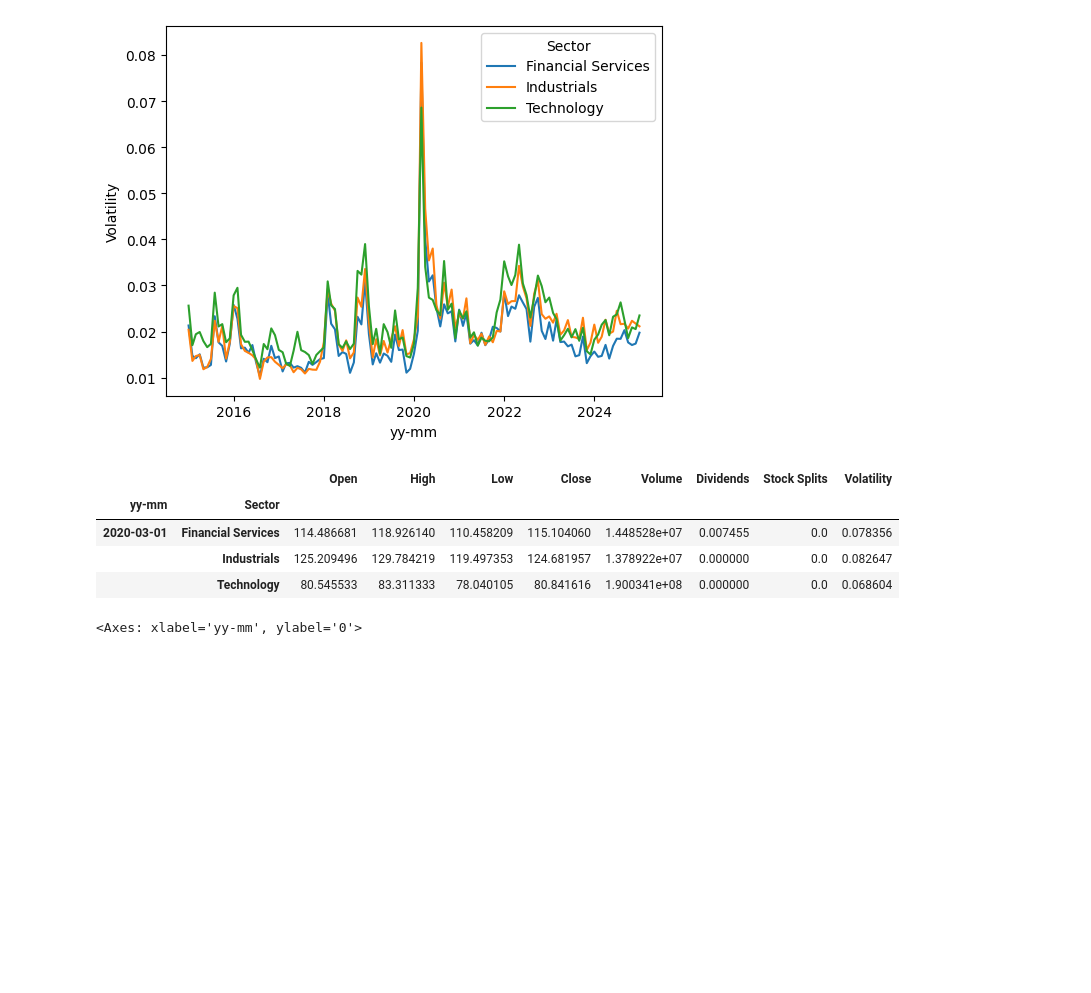
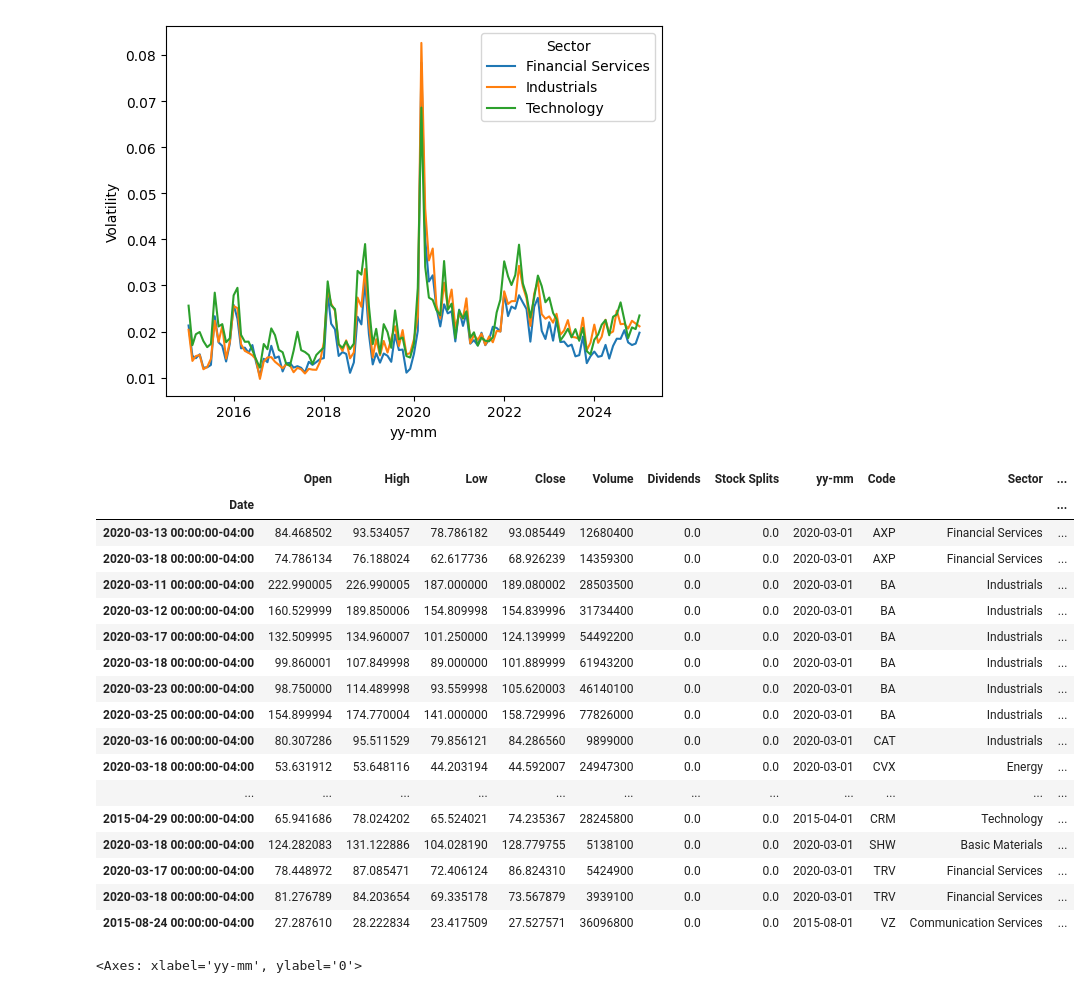
Before and after one commit to aracz/data_viz_project, a Jupyter notebook: yfinance-test.ipynb, the cells around one changed output. Cells and saved outputs as stored; diff of their text form; code cells hidden in the pictures; blank space fills up the shorter version.

```diff
--- a/yfinance-test.ipynb
+++ b/yfinance-test.ipynb
@@ -346,12 +346,26 @@ sb.lineplot(data=dji10y[dji10y["Sector"].isin(secs)].groupby(["yy-mm", "Sector"]
 # %%
 month_mean = dji10y[dji10y["Sector"].isin(secs)].groupby(["yy-mm", "Sector"]).mean(numeric_only=True)
 month_mean[month_mean["Volatility"] > 0.05]
+dji10y[dji10y["Volatility"] > 0.17]
 # %% [output]
-|  |  | Open | High | Low | Close | Volume | Dividends | Stock Splits | Volatility |
-| yy-mm | Sector |  |  |  |  |  |  |  |  |
-| 2020-03-01 | Financial Services | 114.486681 | 118.926140 | 110.458209 | 115.104060 | 1.448528e+07 | 0.007455 | 0.0 | 0.078356 |
-|  | Industrials | 125.209496 | 129.784219 | 119.497353 | 124.681957 | 1.378922e+07 | 0.000000 | 0.0 | 0.082647 |
-|  | Technology | 80.545533 | 83.311333 | 78.040105 | 80.841616 | 1.900341e+08 | 0.000000 | 0.0 | 0.068604 |
+|  | Open | High | Low | Close | Volume | Dividends | Stock Splits | yy-mm | Code | Sector | ... |
+| Date |  |  |  |  |  |  |  |  |  |  | ... |
+| 2020-03-13 00:00:00-04:00 | 84.468502 | 93.534057 | 78.786182 | 93.085449 | 12680400 | 0.0 | 0.0 | 2020-03-01 | AXP | Financial Services | ... |
+| 2020-03-18 00:00:00-04:00 | 74.786134 | 76.188024 | 62.617736 | 68.926239 | 14359300 | 0.0 | 0.0 | 2020-03-01 | AXP | Financial Services | ... |
+| 2020-03-11 00:00:00-04:00 | 222.990005 | 226.990005 | 187.000000 | 189.080002 | 28503500 | 0.0 | 0.0 | 2020-03-01 | BA | Industrials | ... |
+| 2020-03-12 00:00:00-04:00 | 160.529999 | 189.850006 | 154.809998 | 154.839996 | 31734400 | 0.0 | 0.0 | 2020-03-01 | BA | Industrials | ... |
+| 2020-03-17 00:00:00-04:00 | 132.509995 | 134.960007 | 101.250000 | 124.139999 | 54492200 | 0.0 | 0.0 | 2020-03-01 | BA | Industrials | ... |
+| 2020-03-18 00:00:00-04:00 | 99.860001 | 107.849998 | 89.000000 | 101.889999 | 61943200 | 0.0 | 0.0 | 2020-03-01 | BA | Industrials | ... |
+| 2020-03-23 00:00:00-04:00 | 98.750000 | 114.489998 | 93.559998 | 105.620003 | 46140100 | 0.0 | 0.0 | 2020-03-01 | BA | Industrials | ... |
+| 2020-03-25 00:00:00-04:00 | 154.899994 | 174.770004 | 141.000000 | 158.729996 | 77826000 | 0.0 | 0.0 | 2020-03-01 | BA | Industrials | ... |
+| 2020-03-16 00:00:00-04:00 | 80.307286 | 95.511529 | 79.856121 | 84.286560 | 9899000 | 0.0 | 0.0 | 2020-03-01 | CAT | Industrials | ... |
+| 2020-03-18 00:00:00-04:00 | 53.631912 | 53.648116 | 44.203194 | 44.592007 | 24947300 | 0.0 | 0.0 | 2020-03-01 | CVX | Energy | ... |
+| ... | ... | ... | ... | ... | ... | ... | ... | ... | ... | ... | ... |
+| 2015-04-29 00:00:00-04:00 | 65.941686 | 78.024202 | 65.524021 | 74.235367 | 28245800 | 0.0 | 0.0 | 2015-04-01 | CRM | Technology | ... |
+| 2020-03-18 00:00:00-04:00 | 124.282083 | 131.122886 | 104.028190 | 128.779755 | 5138100 | 0.0 | 0.0 | 2020-03-01 | SHW | Basic Materials | ... |
+| 2020-03-17 00:00:00-04:00 | 78.448972 | 87.085471 | 72.406124 | 86.824310 | 5424900 | 0.0 | 0.0 | 2020-03-01 | TRV | Financial Services | ... |
+| 2020-03-18 00:00:00-04:00 | 81.276789 | 84.203654 | 69.335178 | 73.567879 | 3939100 | 0.0 | 0.0 | 2020-03-01 | TRV | Financial Services | ... |
+| 2015-08-24 00:00:00-04:00 | 27.287610 | 28.222834 | 23.417509 | 27.527571 | 36096800 | 0.0 | 0.0 | 2015-08-01 | VZ | Communication Services | ... |
 # %%
 monthly_diff = (200 * (dji10y.groupby(["yy-mm", "Sector"]).max("High")["High"] - dji10y.groupby("yy-mm").min("Low")["Low"])
                 / (dji10y.groupby(["yy-mm", "Sector"]).max("High")["High"] + dji10y.groupby("yy-mm").min("Low")["Low"])).reset_index()
```
Also changed, not shown: 1 other file.
